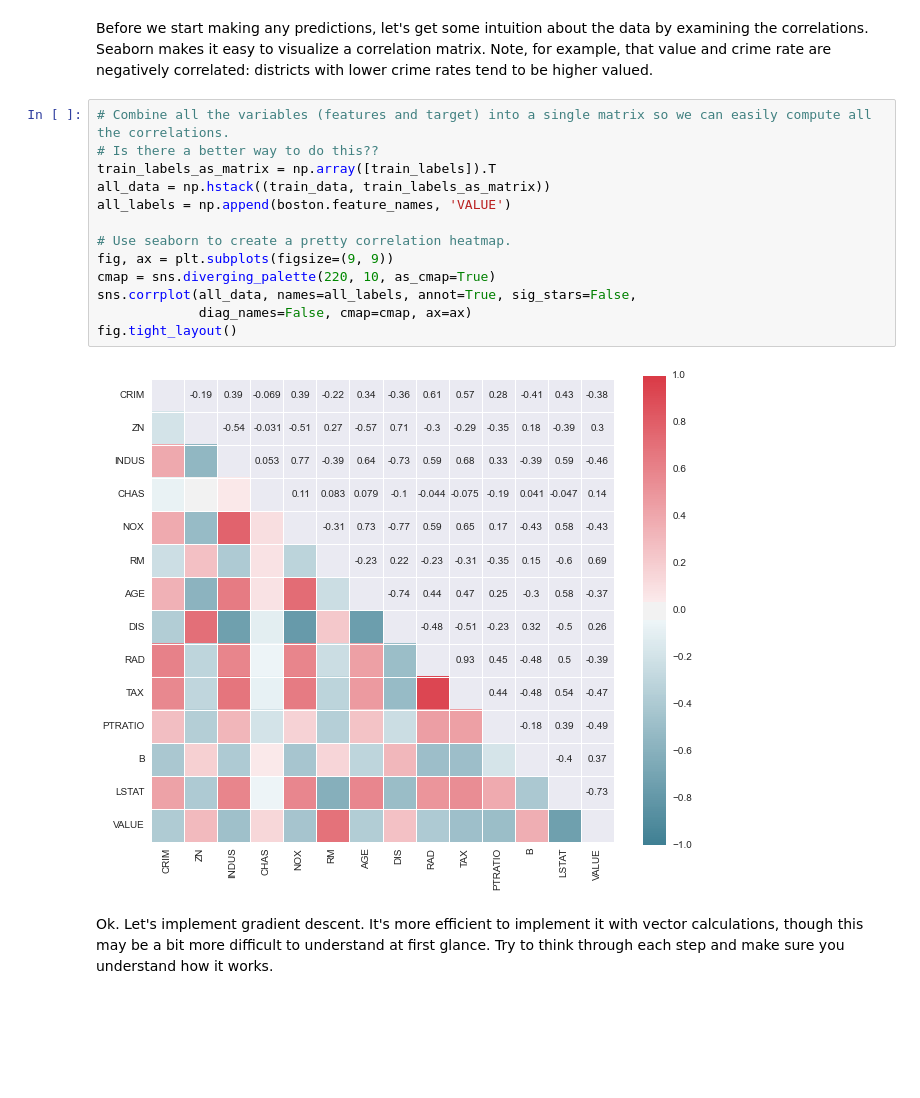
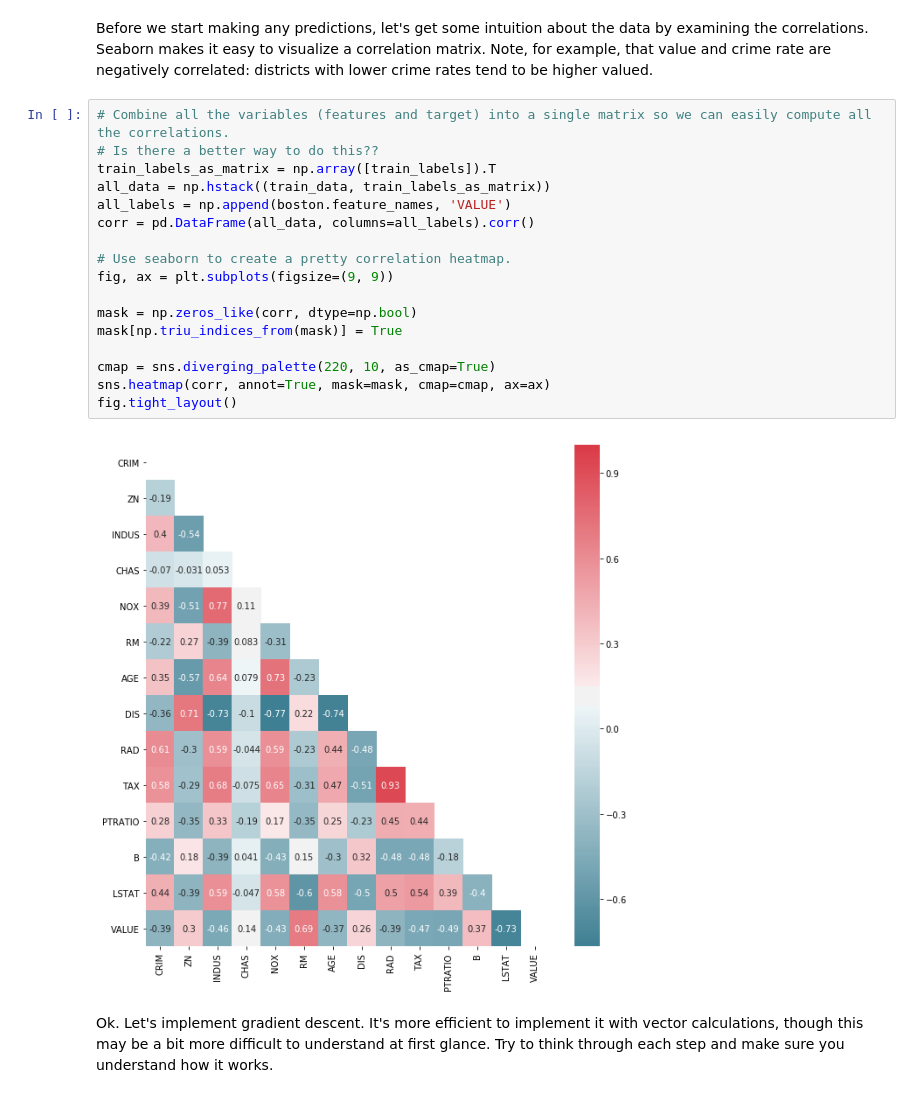
Before and after one commit to ysalomon/ucb-w207-applied-ml, a Jupyter notebook: tutorials/week6-Regression.ipynb, the cells around one changed output. Drawn from its saved outputs; the diff is of its cells as text; blank space fills up the shorter version.

```diff
--- a/tutorials/week6-Regression.ipynb
+++ b/tutorials/week6-Regression.ipynb
@@ -59,18 +61,22 @@ Before we start making any predictions, let's get some intuition about the data
 # %%
 # Combine all the variables (features and target) into a single matrix so we can easily compute all the correlations.
 # Is there a better way to do this??
 train_labels_as_matrix = np.array([train_labels]).T
 all_data = np.hstack((train_data, train_labels_as_matrix))
 all_labels = np.append(boston.feature_names, 'VALUE')
+corr = pd.DataFrame(all_data, columns=all_labels).corr()
 
 # Use seaborn to create a pretty correlation heatmap.
 fig, ax = plt.subplots(figsize=(9, 9))
+
+mask = np.zeros_like(corr, dtype=np.bool)
+mask[np.triu_indices_from(mask)] = True
+
 cmap = sns.diverging_palette(220, 10, as_cmap=True)
-sns.corrplot(all_data, names=all_labels, annot=True, sig_stars=False,
-             diag_names=False, cmap=cmap, ax=ax)
+sns.heatmap(corr, annot=True, mask=mask, cmap=cmap, ax=ax)
 fig.tight_layout()
 # %% [output]
-[figure, old version]
+[figure, new version]
 # %% [markdown]
 Ok. Let's implement gradient descent. It's more efficient to implement it with vector calculations, though this may be a bit more difficult to understand at first glance. Try to think through each step and make sure you understand how it works.
 # %%
```
Also changed, not shown: parts of 10 cells of this notebook.
